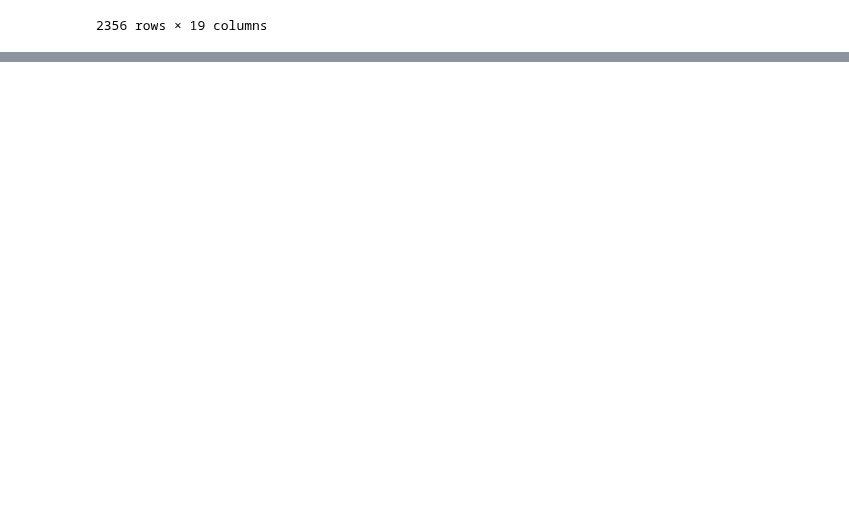
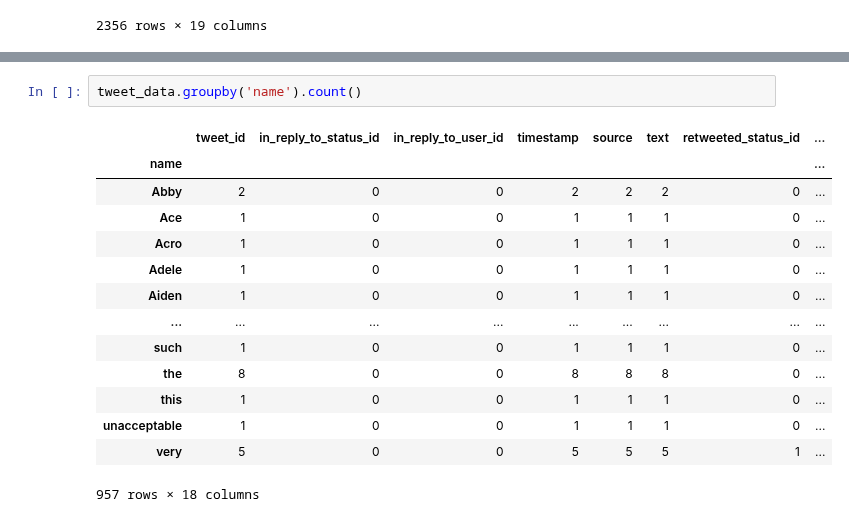
Before and after one commit to chrsilvi/Wrangle_Data_Project, a Jupyter notebook: wrangle_act.ipynb, the cells around one changed output, grey strips where cells are left out. Drawn from its saved outputs; the diff is of its cells as text; blank space fills up the shorter version.

Commit message:
Assessed the data
Programmatically assessed the data and listed the quality and
tidiness issues to address in the next phase, cleaning the data.

```diff
--- a/wrangle_act.ipynb
+++ b/wrangle_act.ipynb
@@ -173,0 +262,17 @@ tweet_data
+# %%
+tweet_data.groupby('name').count()
+# %% [output]
+|  | tweet_id | in_reply_to_status_id | in_reply_to_user_id | timestamp | source | text | retweeted_status_id | ... |
+| name |  |  |  |  |  |  |  | ... |
+| Abby | 2 | 0 | 0 | 2 | 2 | 2 | 0 | ... |
+| Ace | 1 | 0 | 0 | 1 | 1 | 1 | 0 | ... |
+| Acro | 1 | 0 | 0 | 1 | 1 | 1 | 0 | ... |
+| Adele | 1 | 0 | 0 | 1 | 1 | 1 | 0 | ... |
+| Aiden | 1 | 0 | 0 | 1 | 1 | 1 | 0 | ... |
+| ... | ... | ... | ... | ... | ... | ... | ... | ... |
+| such | 1 | 0 | 0 | 1 | 1 | 1 | 0 | ... |
+| the | 8 | 0 | 0 | 8 | 8 | 8 | 0 | ... |
+| this | 1 | 0 | 0 | 1 | 1 | 1 | 0 | ... |
+| unacceptable | 1 | 0 | 0 | 1 | 1 | 1 | 0 | ... |
+| very | 5 | 0 | 0 | 5 | 5 | 5 | 1 | ... |
+957 rows × 18 columns
```
Also changed, not shown: parts of 27 cells of this notebook.
